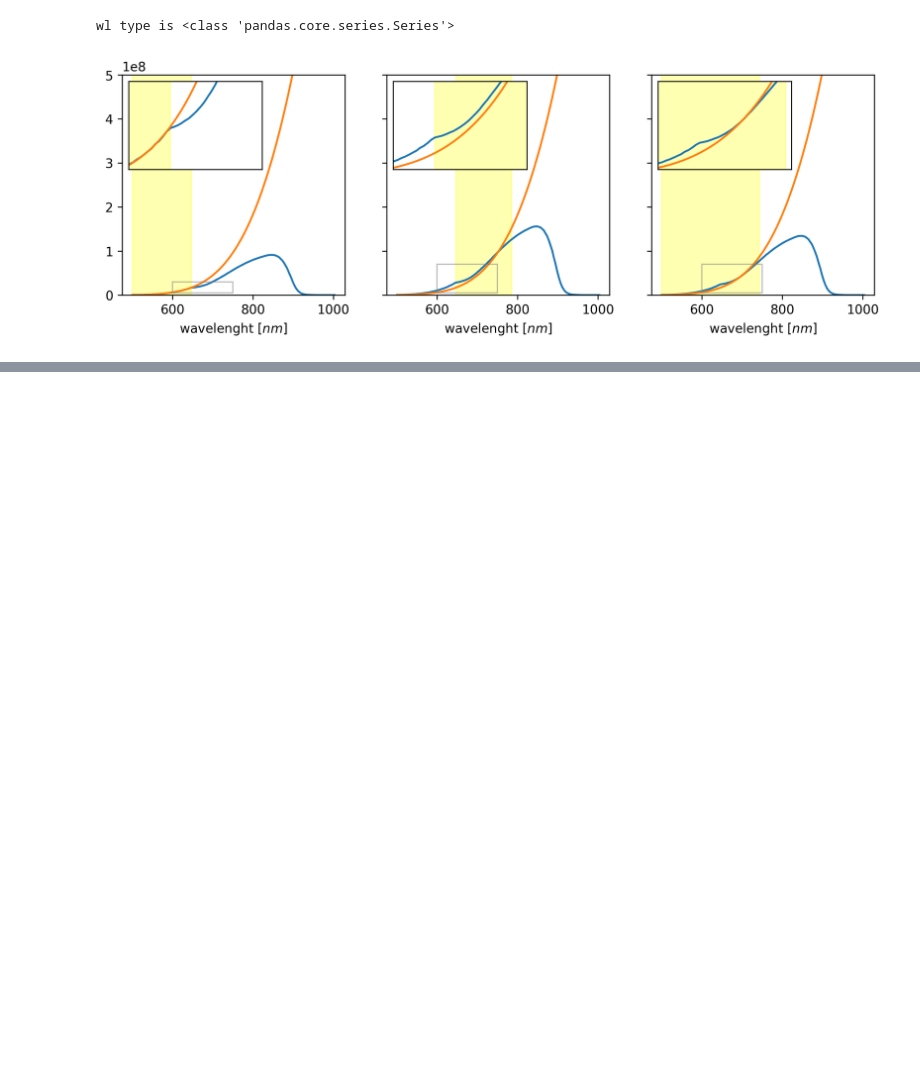
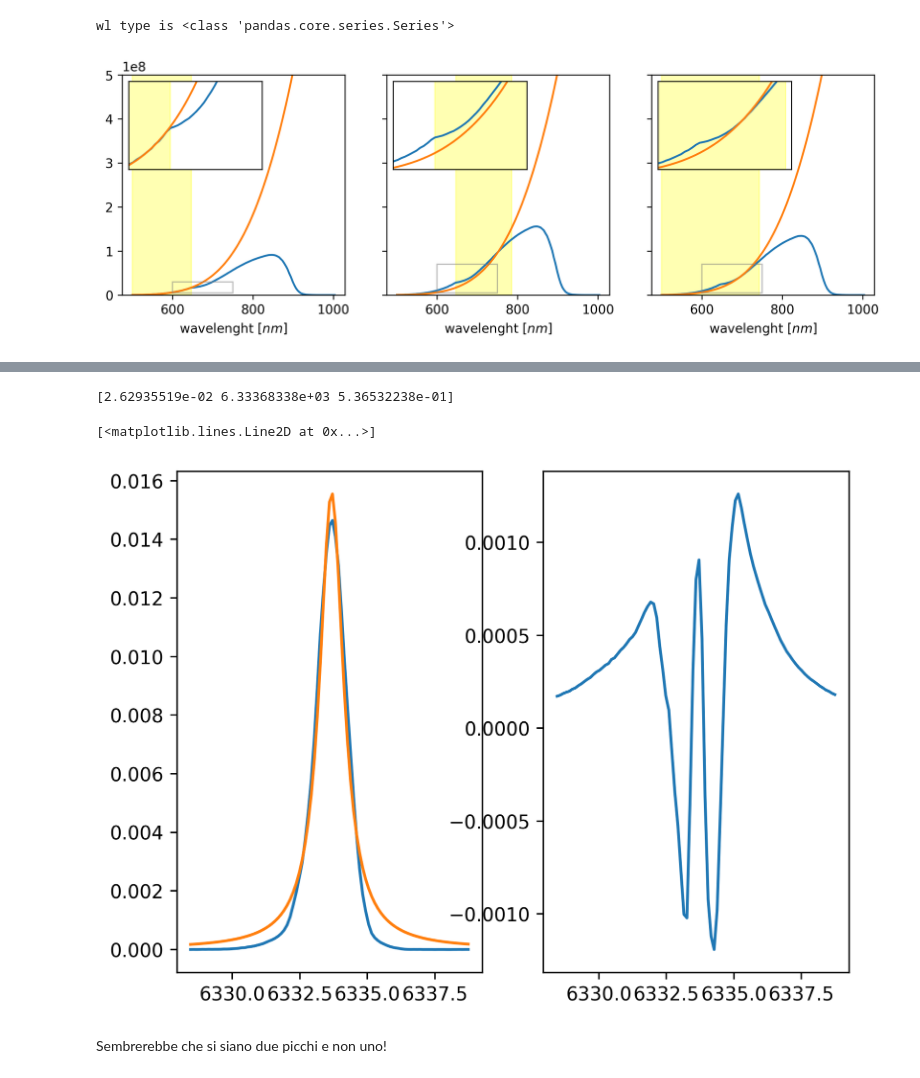
Before and after one commit to zar-hub/Lab_Materia_Condensata, a Jupyter notebook: notebook.ipynb, the cells around one changed output, grey strips where cells are left out. Drawn from its saved outputs; the diff is of its cells as text; code cells hidden in the pictures; blank space fills up the shorter version.

```diff
--- a/notebook.ipynb
+++ b/notebook.ipynb
@@ -254,0 +177,22 @@ def multi_cauchy_logL(xi, gamma, mu):
+# %%
+# select the best measure and do a fit
+sample = laser_spectrum[laser_spectrum['meta'] == 'laser_300ms_400V_1tac_out1tac_307Hz_002_29102024']
+fit = lambda x, A, mu, gamma : A * cauchy.pdf(x, mu, gamma)
+
+p0 = (3, 6330, 0.5)
+popt, pcov = curve_fit(fit, sample['wl'], sample['mean'], p0=p0)
+print(popt)
+
+wl = sample['wl']
+mean = sample['mean']
+
+fig, axs = plt.subplots(1,2)
+axs[0].plot(wl, mean)
+axs[0].plot(wl, popt[0] * cauchy.pdf(wl, popt[1], popt[2]))
+axs[1].plot(wl, popt[0] * cauchy.pdf(wl, popt[1], popt[2]) - mean)
+# %% [output]
+[2.62935519e-02 6.33368338e+03 5.36532238e-01]
+[<matplotlib.lines.Line2D at 0x...>]
+[figure, added]
+# %% [markdown]
+Sembrerebbe che si siano due picchi e non uno!
```
Also changed, not shown: parts of 20 cells of this notebook, 13 other files.
